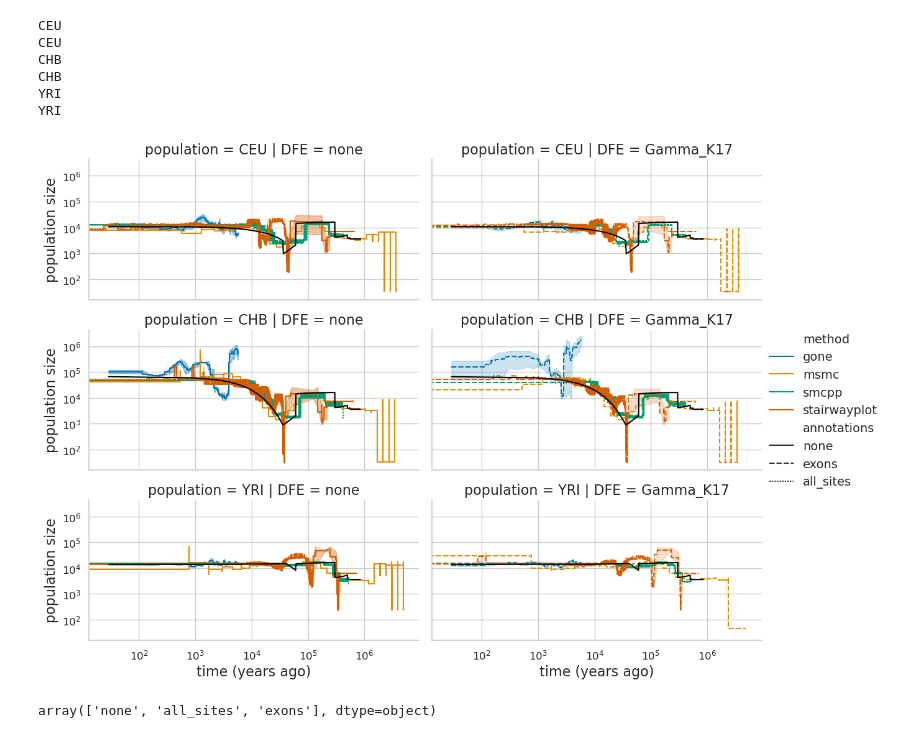
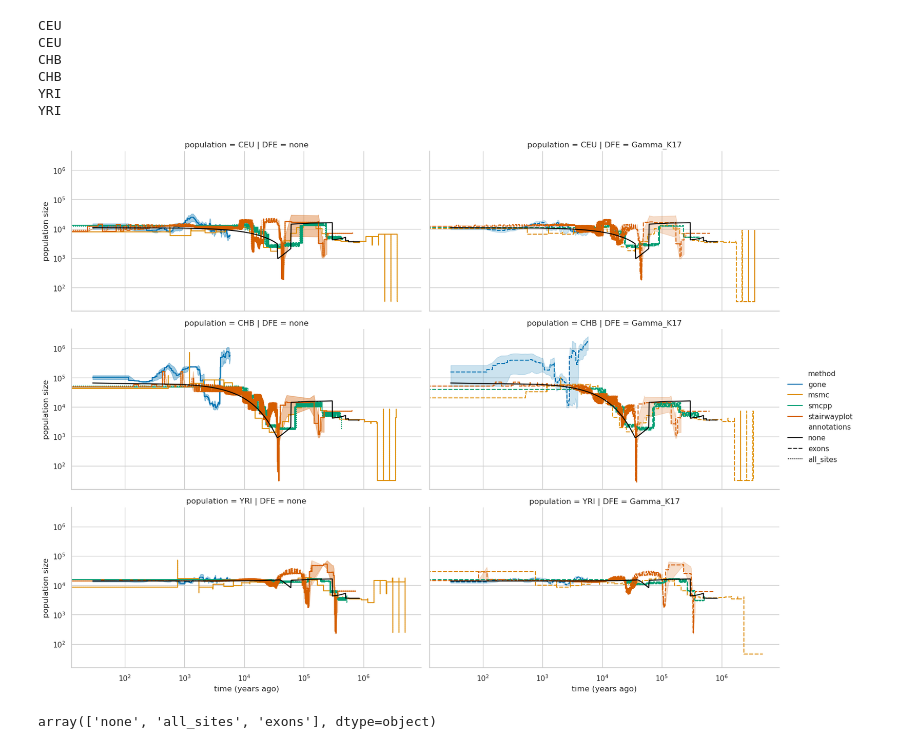
Before and after one commit to popsim-consortium/analysis2, a Jupyter notebook: notebooks/DFE_figures.ipynb, the cells around one changed output. Drawn from its saved outputs; the diff is of its cells as text; code cells hidden in the pictures.

Commit message:
figure height adjustment

```diff
--- a/notebooks/DFE_figures.ipynb
+++ b/notebooks/DFE_figures.ipynb
@@ -35,35 +35,35 @@ annot_order = np.sort(df[styleby].unique())[::-1]
 dfe_order = np.sort(df["DFE"].unique())[::-1]
 g = sns.relplot(data=df, x="year", y="Ne",
                 col="DFE", row="population",  # Swapped row and column
                 col_order=list(dfe_order), row_order=list(pop_order),  # Also swap the corresponding orders
                 hue=colorby, hue_order=method_order,
                 style=styleby, style_order=annot_order,
                 kind="line", drawstyle='steps-pre',
                 palette=pal_dict, errorbar="se", err_style="band",
-                height=3, aspect=2, facet_kws=dict(sharex=True, sharey=True))
+                height=4, aspect=1.5, facet_kws=dict(sharex=True, sharey=True))
                 # add ref_line to all plots x pop name
 for ax in g.axes.flat:
     #pop_ax = ax.title.get_text().split()[-1]
     pop_ax = ax.title.get_text().split()[2]
     print(pop_ax)
     df_ddb_pop = df_ddb.query(f"population == '{pop_ax}'")
     ax.plot(df_ddb_pop["year"], df_ddb_pop["Ne"], color="black")
 g.despine()
 #g.set(xlim=(0, max(df_ddb["year"])))
 if log:
     g.set(xscale="log", yscale="log")
 g.set_xlabels("time (years ago)")
 g.set_ylabels("population size")
 plt.savefig("estimated_Ne_t_final.pdf")
 plt.show()
 # %% [output]
 CEU
 CEU
 CHB
 CHB
 YRI
 YRI
-[figure, old version]
+[figure, new version]
 # %%
 #df.query("annotations == 'all_sites'")
 df.annotations.unique()
```
